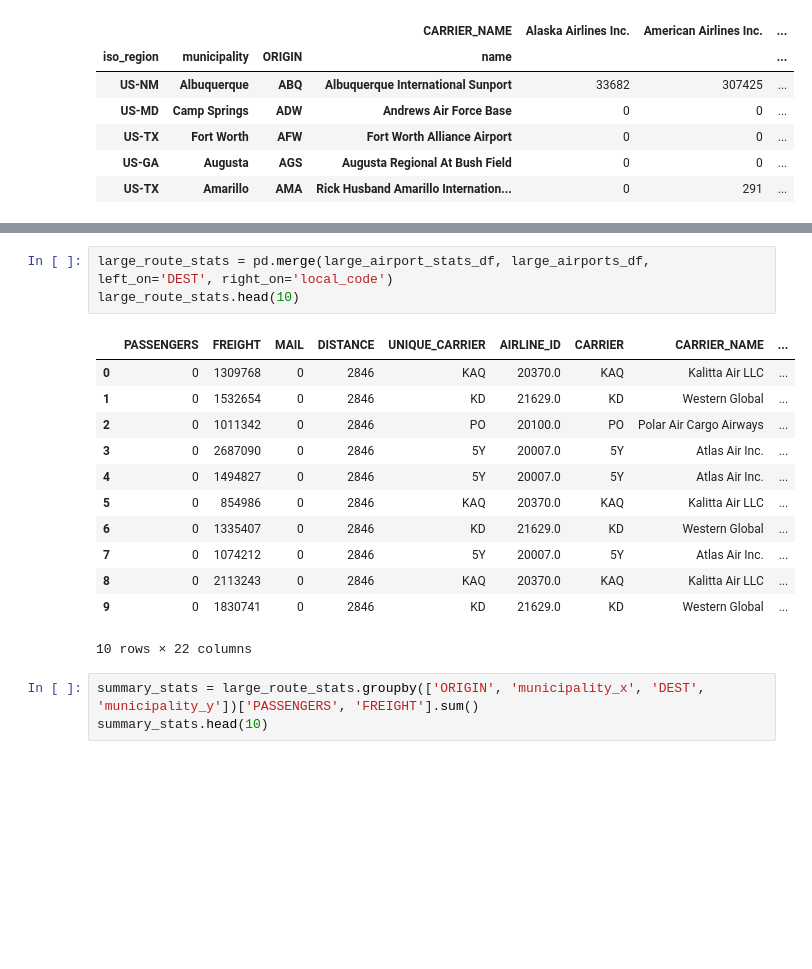
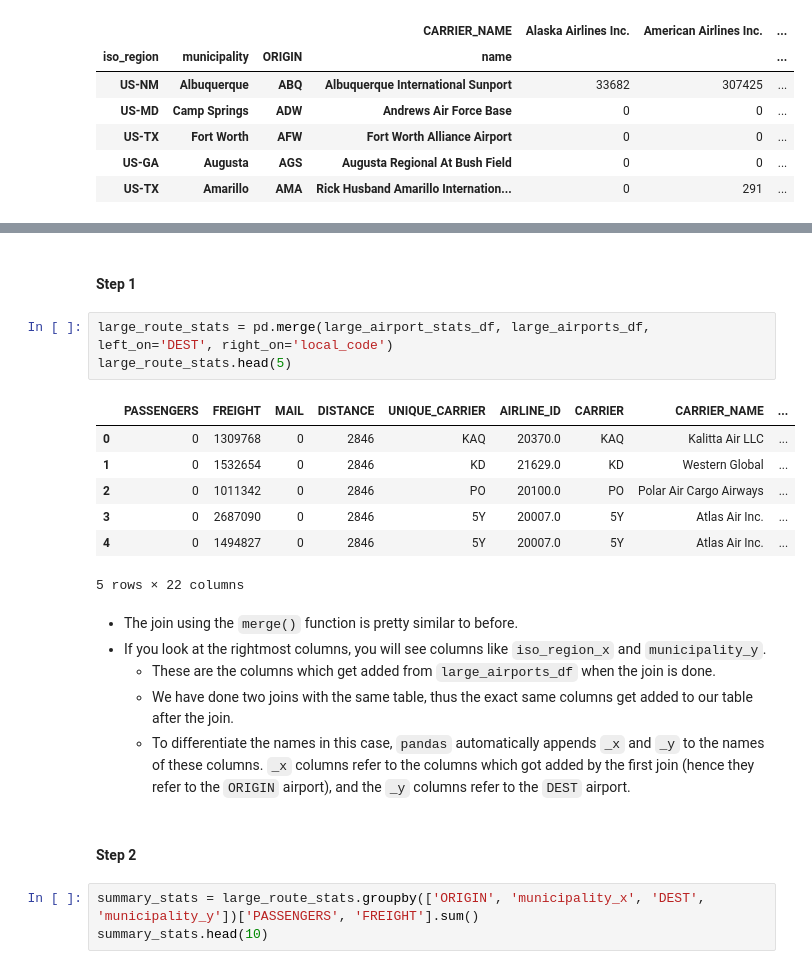
Before and after one commit to amangup/data-analysis-bootcamp, a Jupyter notebook: 08-Pandas3/pandas3.ipynb, the cells around one changed output, grey strips where cells are left out. Drawn from its saved outputs; the diff is of its cells as text; blank space fills up the shorter version.

Commit message:
Updated the pandas 3 lecture with explanations, and cleaned it up a little

```diff
--- a/08-Pandas3/pandas3.ipynb
+++ b/08-Pandas3/pandas3.ipynb
@@ -385,19 +404,24 @@ Find the passenger count and freight load for each route among the large airport
+# %% [markdown]
+#### Step 1
 # %%
 large_route_stats = pd.merge(large_airport_stats_df, large_airports_df, left_on='DEST', right_on='local_code')
-large_route_stats.head(10)
+large_route_stats.head(5)
 # %% [output]
 |  | PASSENGERS | FREIGHT | MAIL | DISTANCE | UNIQUE_CARRIER | AIRLINE_ID | CARRIER | CARRIER_NAME | ... |
 | 0 | 0 | 1309768 | 0 | 2846 | KAQ | 20370.0 | KAQ | Kalitta Air LLC | ... |
 | 1 | 0 | 1532654 | 0 | 2846 | KD | 21629.0 | KD | Western Global | ... |
 | 2 | 0 | 1011342 | 0 | 2846 | PO | 20100.0 | PO | Polar Air Cargo Airways | ... |
 | 3 | 0 | 2687090 | 0 | 2846 | 5Y | 20007.0 | 5Y | Atlas Air Inc. | ... |
 | 4 | 0 | 1494827 | 0 | 2846 | 5Y | 20007.0 | 5Y | Atlas Air Inc. | ... |
-| 5 | 0 | 854986 | 0 | 2846 | KAQ | 20370.0 | KAQ | Kalitta Air LLC | ... |
-| 6 | 0 | 1335407 | 0 | 2846 | KD | 21629.0 | KD | Western Global | ... |
-| 7 | 0 | 1074212 | 0 | 2846 | 5Y | 20007.0 | 5Y | Atlas Air Inc. | ... |
-| 8 | 0 | 2113243 | 0 | 2846 | KAQ | 20370.0 | KAQ | Kalitta Air LLC | ... |
-| 9 | 0 | 1830741 | 0 | 2846 | KD | 21629.0 | KD | Western Global | ... |
-10 rows × 22 columns
+5 rows × 22 columns
+# %% [markdown]
+- The join using the `merge()` function is pretty similar to before.
+- If you look at the rightmost columns, you will see columns like `iso_region_x` and `municipality_y`.
+  - These are the columns which get added from `large_airports_df` when the join is done.
+  - We have done two joins with the same table, thus the exact same columns get added to our table after the join.
+  - To differentiate the names in this case, `pandas` automatically appends `_x` and `_y` to the names of these columns. `_x` columns refer to the columns which got added by the first join (hence they refer to the `ORIGIN` airport), and the `_y` columns refer to the `DEST` airport.
+# %% [markdown]
+#### Step 2
 # %%
 summary_stats = large_route_stats.groupby(['ORIGIN', 'municipality_x', 'DEST', 'municipality_y'])['PASSENGERS', 'FREIGHT'].sum()
 summary_stats.head(10)
```
Also changed, not shown: parts of 43 cells of this notebook.
